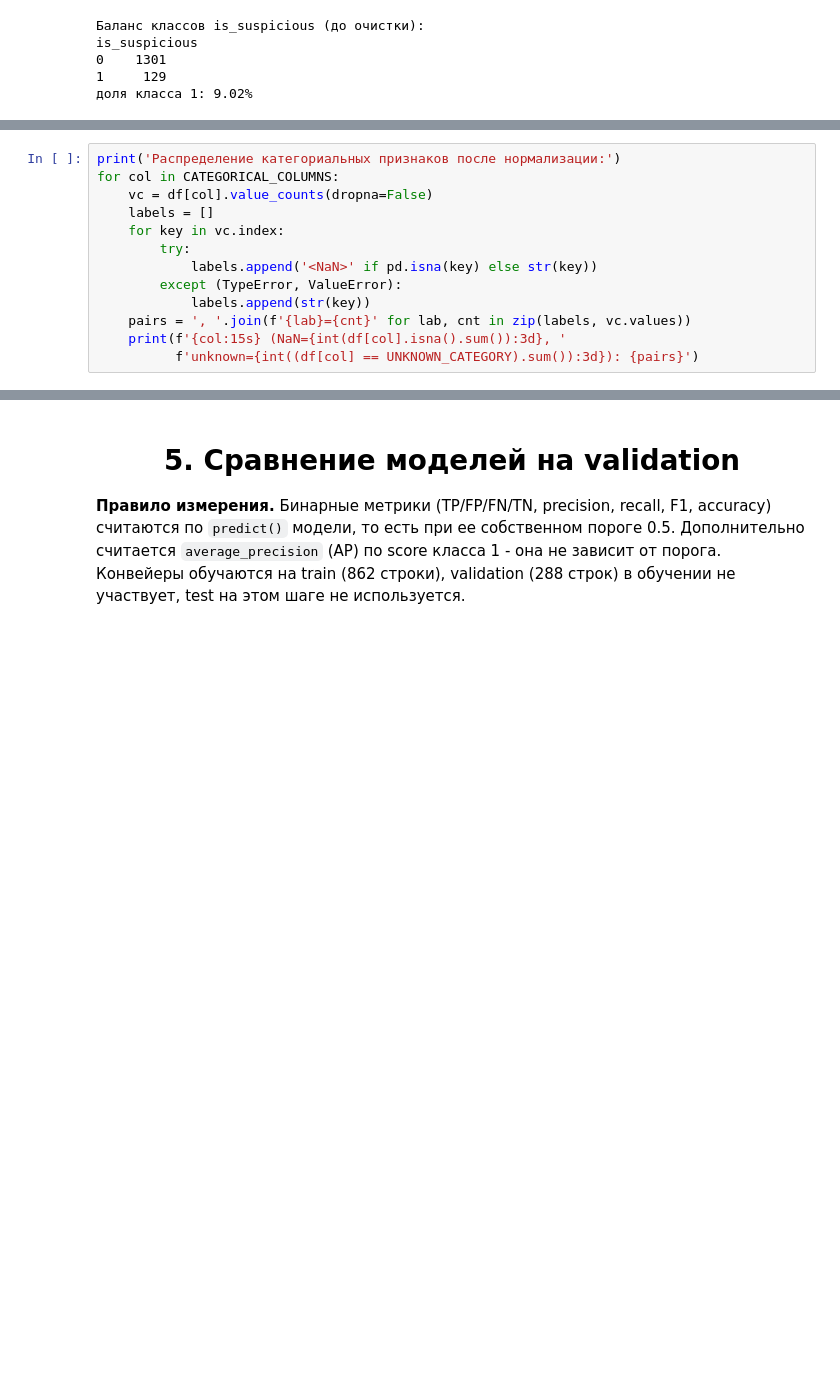
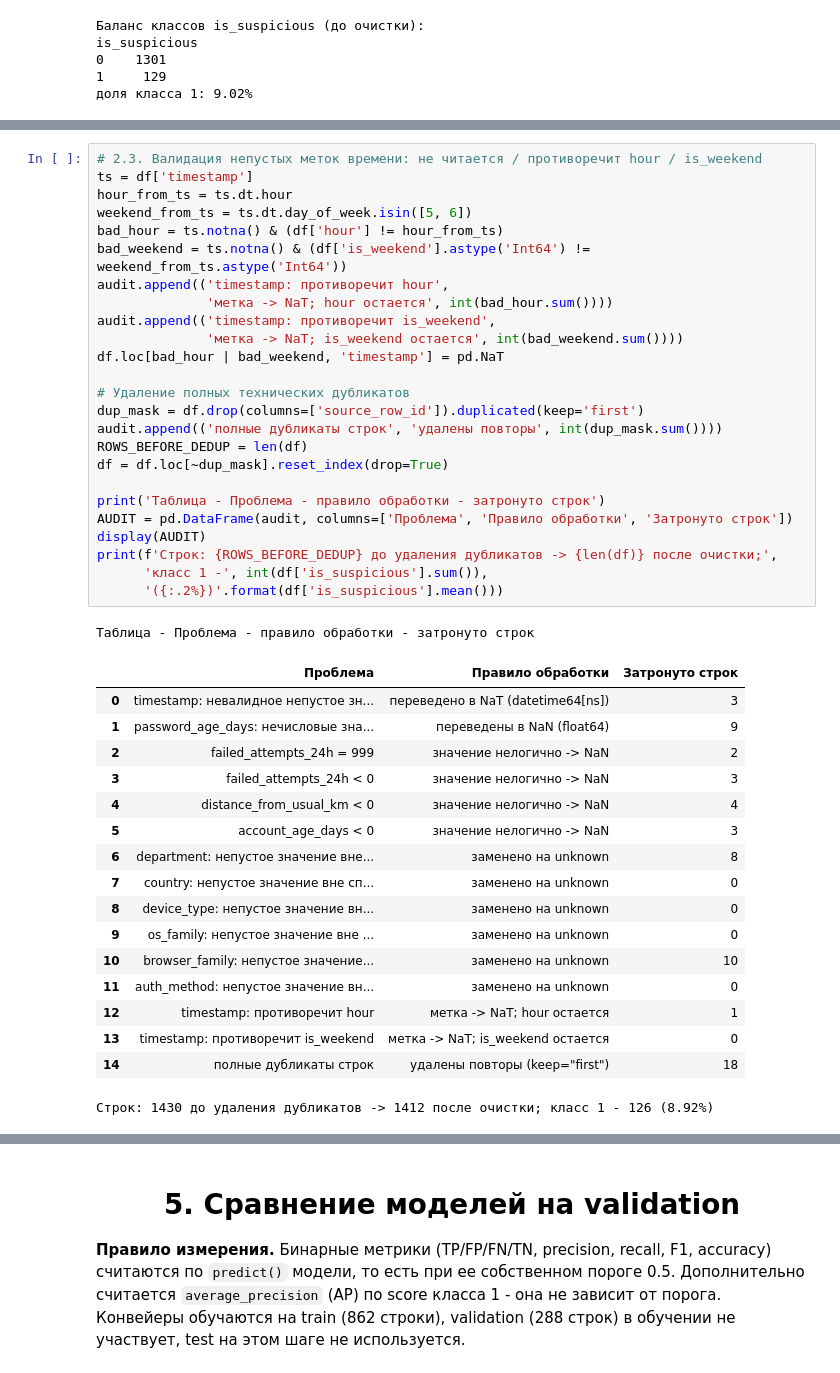
Before and after one commit to al1ccce/medved02, a Jupyter notebook: lab02.ipynb, the cells around one changed output, grey strips where cells are left out. Cells and saved outputs as stored; diff of their text form; blank space fills up the shorter version.

Commit message:
09.11 after dronova
added some data to helper, changed ipynb

```diff
--- a/lab02.ipynb
+++ b/lab02.ipynb
@@ -357,13 +192,0 @@ for col in CATEGORICAL_COLUMNS:
-# %%
-print('Распределение категориальных признаков после нормализации:')
-for col in CATEGORICAL_COLUMNS:
-    vc = df[col].value_counts(dropna=False)
-    labels = []
-    for key in vc.index:
-        try:
-            labels.append('<NaN>' if pd.isna(key) else str(key))
-        except (TypeError, ValueError):
-            labels.append(str(key))
-    pairs = ', '.join(f'{lab}={cnt}' for lab, cnt in zip(labels, vc.values))
-    print(f'{col:15s} (NaN={int(df[col].isna().sum()):3d}, '
-          f'unknown={int((df[col] == UNKNOWN_CATEGORY).sum()):3d}): {pairs}')
@@ -761,0 +324,44 @@ print('Всего столбцов после подготовки:',
+# %%
+# 2.3. Валидация непустых меток времени: не читается / противоречит hour / is_weekend
+ts = df['timestamp']
+hour_from_ts = ts.dt.hour
+weekend_from_ts = ts.dt.day_of_week.isin([5, 6])
+bad_hour = ts.notna() & (df['hour'] != hour_from_ts)
+bad_weekend = ts.notna() & (df['is_weekend'].astype('Int64') != weekend_from_ts.astype('Int64'))
+audit.append(('timestamp: противоречит hour',
+              'метка -> NaT; hour остается', int(bad_hour.sum())))
+audit.append(('timestamp: противоречит is_weekend',
+              'метка -> NaT; is_weekend остается', int(bad_weekend.sum())))
+df.loc[bad_hour | bad_weekend, 'timestamp'] = pd.NaT
+
+# Удаление полных технических дубликатов
+dup_mask = df.drop(columns=['source_row_id']).duplicated(keep='first')
+audit.append(('полные дубликаты строк', 'удалены повторы', int(dup_mask.sum())))
+ROWS_BEFORE_DEDUP = len(df)
+df = df.loc[~dup_mask].reset_index(drop=True)
+
+print('Таблица - Проблема - правило обработки - затронуто строк')
+AUDIT = pd.DataFrame(audit, columns=['Проблема', 'Правило обработки', 'Затронуто строк'])
+display(AUDIT)
+print(f'Строк: {ROWS_BEFORE_DEDUP} до удаления дубликатов -> {len(df)} после очистки;',
+      'класс 1 -', int(df['is_suspicious'].sum()),
+      '({:.2%})'.format(df['is_suspicious'].mean()))
+# %% [output]
+Таблица - Проблема - правило обработки - затронуто строк
+|  | Проблема | Правило обработки | Затронуто строк |
+| 0 | timestamp: невалидное непустое зн... | переведено в NaT (datetime64[ns]) | 3 |
+| 1 | password_age_days: нечисловые зна... | переведены в NaN (float64) | 9 |
+| 2 | failed_attempts_24h = 999 | значение нелогично -> NaN | 2 |
+| 3 | failed_attempts_24h < 0 | значение нелогично -> NaN | 3 |
+| 4 | distance_from_usual_km < 0 | значение нелогично -> NaN | 4 |
+| 5 | account_age_days < 0 | значение нелогично -> NaN | 3 |
+| 6 | department: непустое значение вне... | заменено на unknown | 8 |
+| 7 | country: непустое значение вне сп... | заменено на unknown | 0 |
+| 8 | device_type: непустое значение вн... | заменено на unknown | 0 |
+| 9 | os_family: непустое значение вне ... | заменено на unknown | 0 |
+| 10 | browser_family: непустое значение... | заменено на unknown | 10 |
+| 11 | auth_method: непустое значение вн... | заменено на unknown | 0 |
+| 12 | timestamp: противоречит hour | метка -> NaT; hour остается | 1 |
+| 13 | timestamp: противоречит is_weekend | метка -> NaT; is_weekend остается | 0 |
+| 14 | полные дубликаты строк | удалены повторы (keep="first") | 18 |
+Строк: 1430 до удаления дубликатов -> 1412 после очистки; класс 1 - 126 (8.92%)
```
Also changed, not shown: parts of 42 cells of this notebook, 1 other file.
